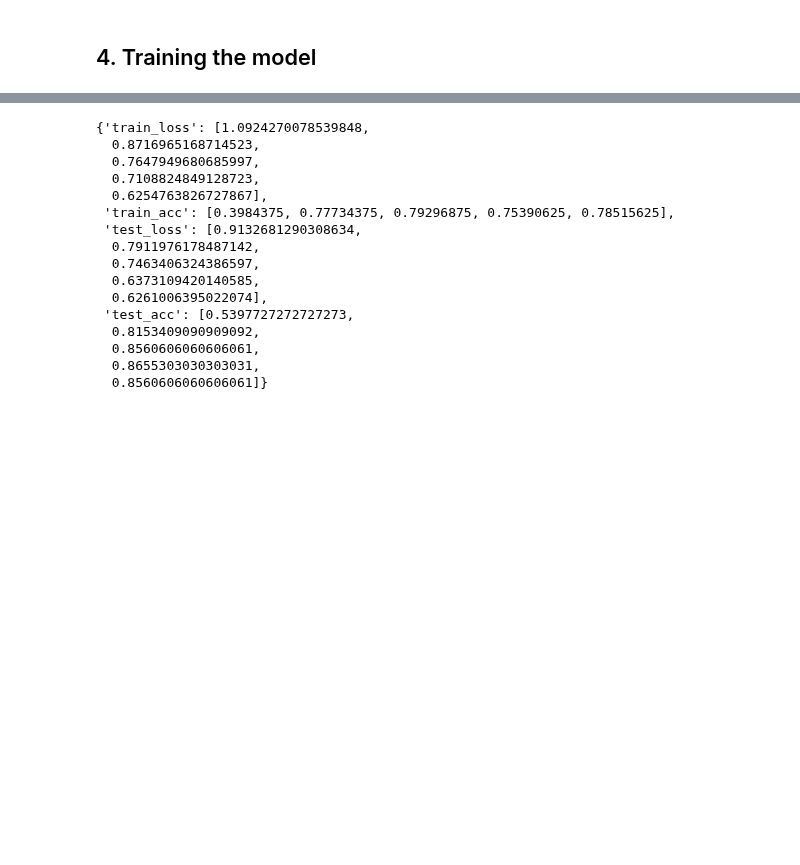
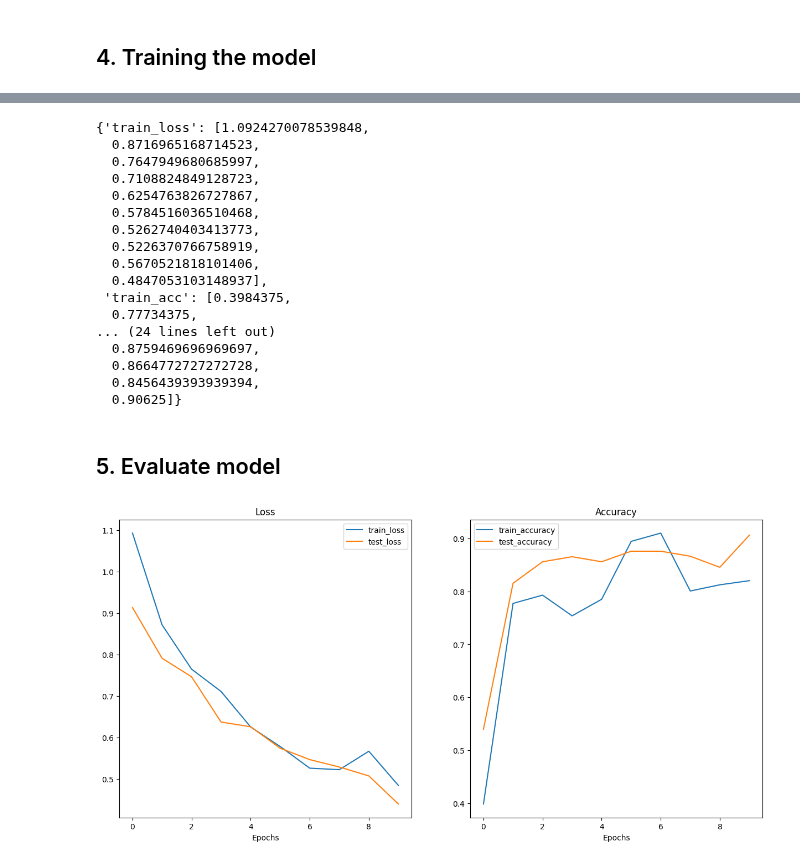
Before and after one commit to pouyarahmti/Pytorch-Deep-Learning-Bootcamp, a Jupyter notebook: 06_PyTorch_Transfer_Learning.ipynb, the cells around one changed output, grey strips where cells are left out. Cells and saved outputs as stored; diff of their text form; code cells hidden in the pictures; blank space fills up the shorter version.

Commit message:
Train the model for longer and plot the loss curves

```diff
--- a/06_PyTorch_Transfer_Learning.ipynb
+++ b/06_PyTorch_Transfer_Learning.ipynb
@@ -301,7 +291,7 @@ torch.manual_seed(42)
 torch.cuda.manual_seed(42)
 
 # Set the number of epochs
-EPOCHS = 5
+EPOCHS = 10
 
 # start the timer
 from timeit import default_timer as timer
@@ -332,15 +327,37 @@ results
   0.8716965168714523,
   0.7647949680685997,
   0.7108824849128723,
-  0.6254763826727867],
- 'train_acc': [0.3984375, 0.77734375, 0.79296875, 0.75390625, 0.78515625],
- 'test_loss': [0.9132681290308634,
-  0.7911976178487142,
-  0.7463406324386597,
-  0.6373109420140585,
-  0.6261006395022074],
- 'test_acc': [0.5397727272727273,
-  0.8153409090909092,
-  0.8560606060606061,
-  0.8655303030303031,
-  0.8560606060606061]}
+  0.6254763826727867,
+  0.5784516036510468,
+  0.5262740403413773,
+  0.5226370766758919,
+  0.5670521818101406,
+  0.4847053103148937],
+ 'train_acc': [0.3984375,
+  0.77734375,
+... (24 lines left out)
+  0.8759469696969697,
+  0.8664772727272728,
+  0.8456439393939394,
+  0.90625]}
+# %% [markdown]
+## 5. Evaluate model
+# %%
+# Plot the loss curves
+import requests
+
+
+try:
+  from helper_functions import plot_loss_curves
+except:
+  print(f"[INFO] Couldn't find helper_functions.py file to import plot_loss_curves function.\
+          \nDid you change the name of the file?")
+  with open("helper_functions.py", "wb") as f:
+    request = requests.get("https://raw.githubusercontent.com/mrdbourke/pytorch-deep-learning/main/helper_functions.py")
+    f.write(request.content)
+  from helper_functions import plot_loss_curves
+
+
+plot_loss_curves(results)
+# %% [output]
+[figure, added]
```
Also changed, not shown: parts of 5 cells of this notebook.
